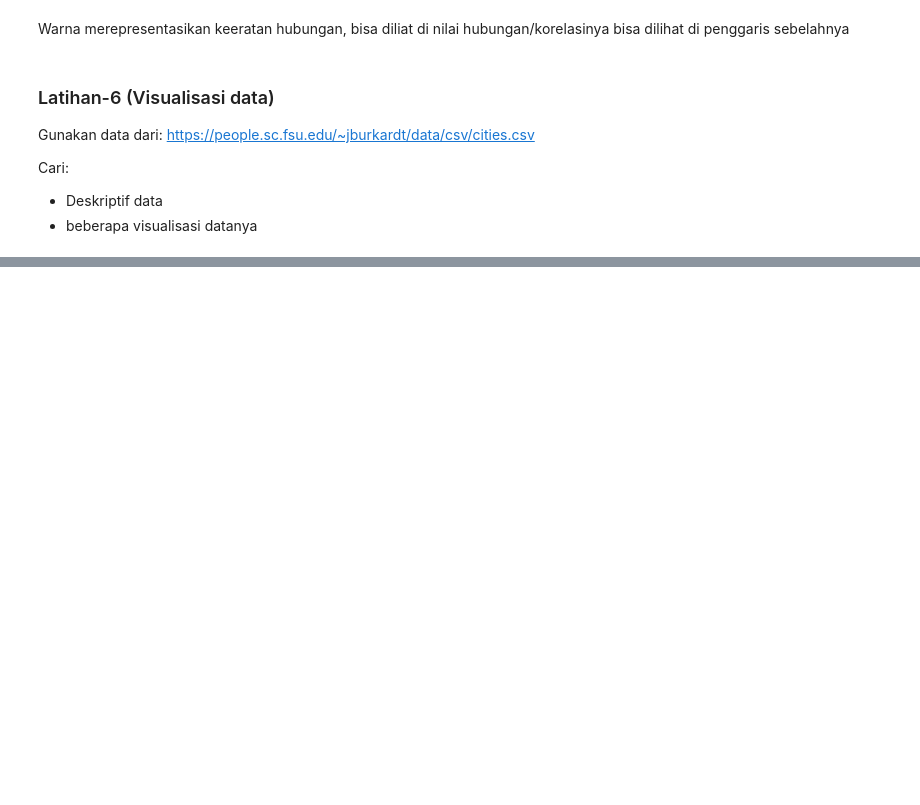
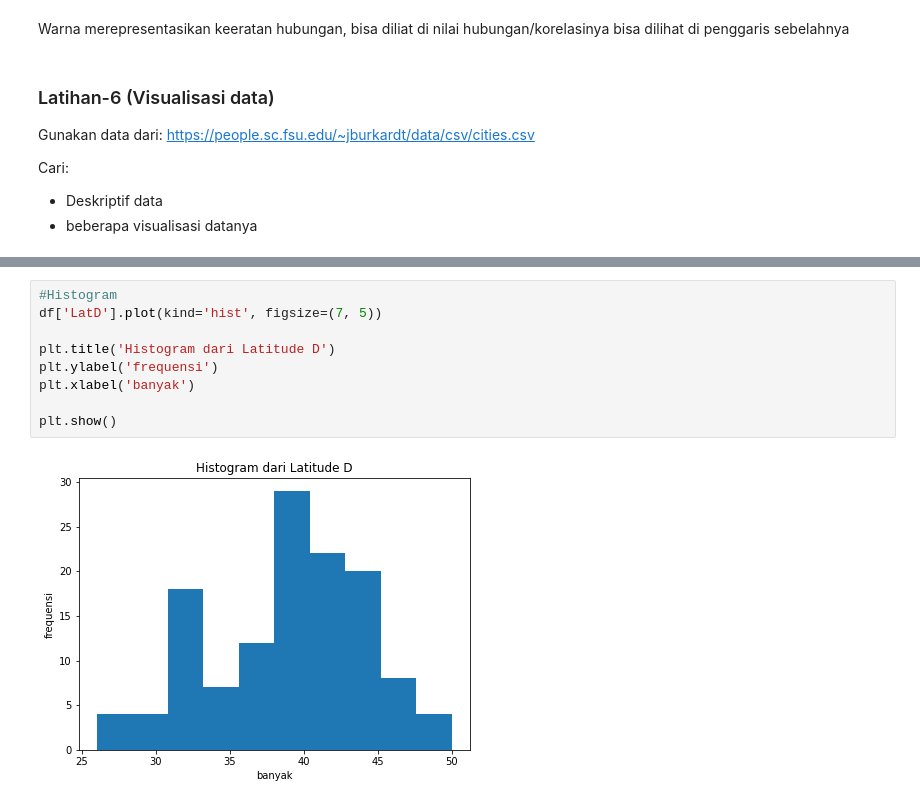
Before and after one commit to arifanf/Learn, a Jupyter notebook: AI_dengan_Python(pengenalan).ipynb, the cells around one changed output, grey strips where cells are left out. Drawn from its saved outputs; the diff is of its cells as text; blank space fills up the shorter version.

```diff
--- a/AI_dengan_Python(pengenalan).ipynb
+++ b/AI_dengan_Python(pengenalan).ipynb
@@ -501,0 +592,11 @@ Cari:
+# %%
+#Histogram
+df['LatD'].plot(kind='hist', figsize=(7, 5))
+
+plt.title('Histogram dari Latitude D')
+plt.ylabel('frequensi')
+plt.xlabel('banyak')
+
+plt.show()
+# %% [output]
+[figure, added]
```
Also changed, not shown: parts of 55 cells of this notebook.
